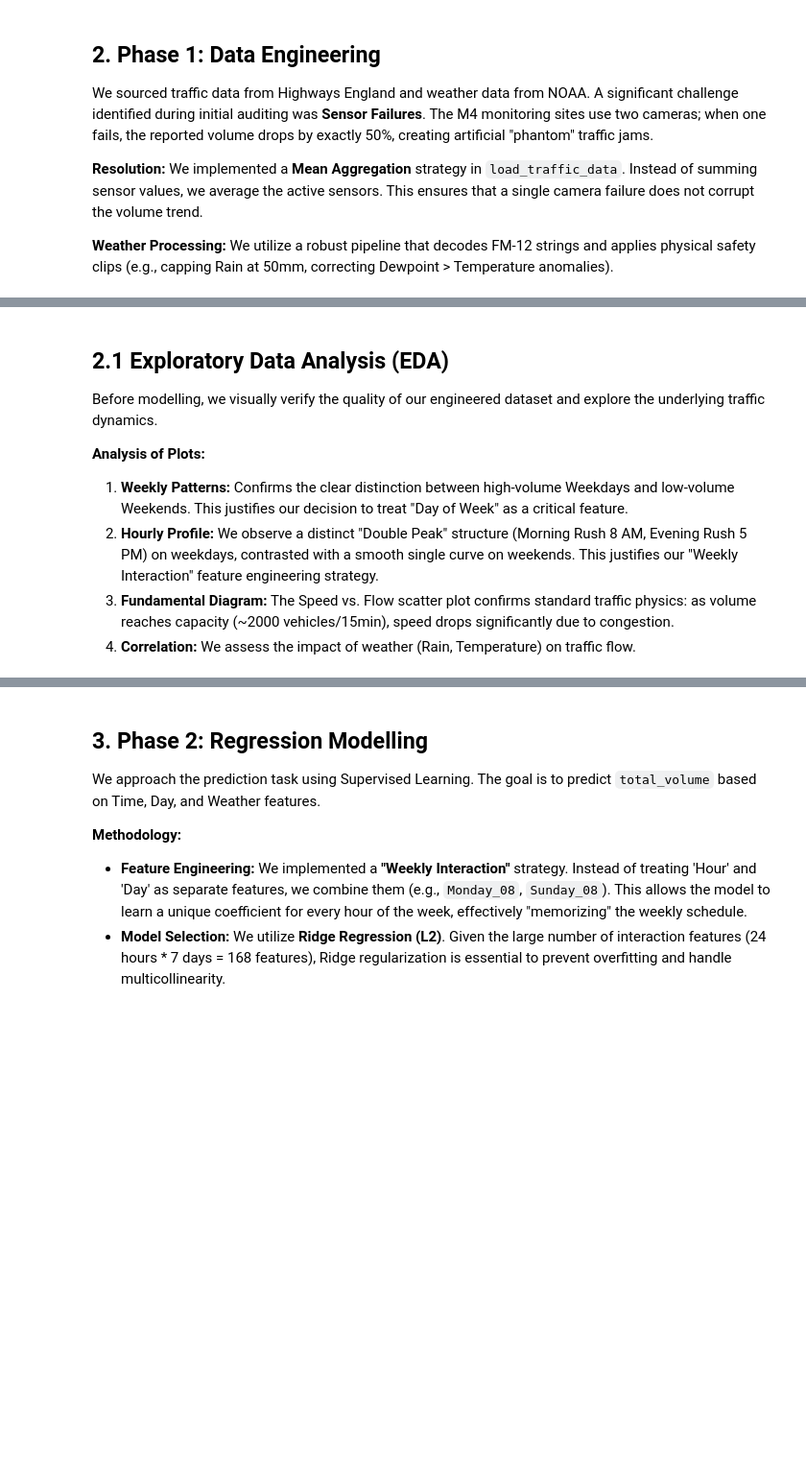
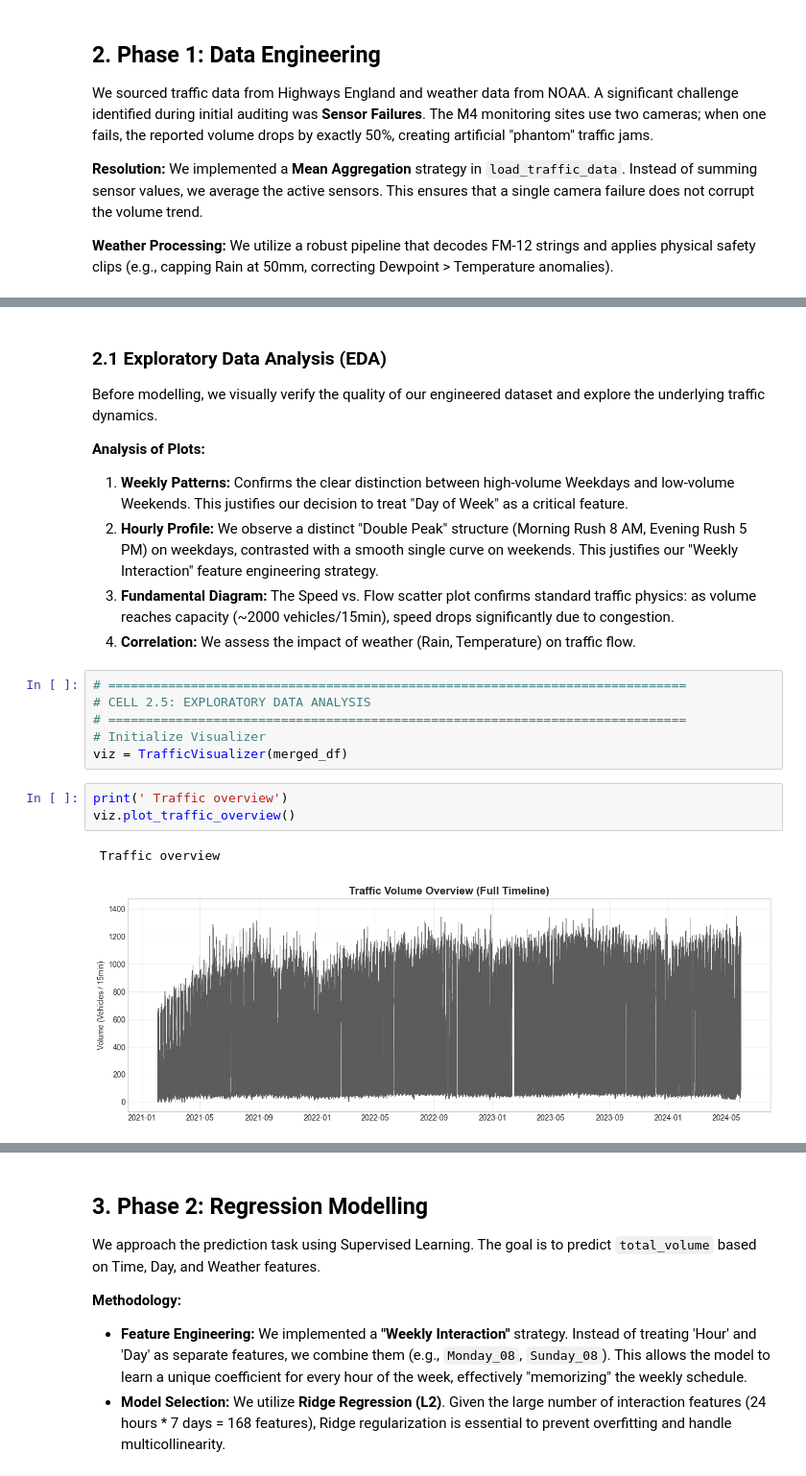
Before and after one commit to Yass149/M4-Traffic-Flo-Prediction, a Jupyter notebook: 02_CSMAD_CW2.ipynb, the cells around one changed output, grey strips where cells are left out. Shown at 96% size. Saved outputs shown, nothing was run; the diff lists cells and outputs as text; blank space fills up the shorter version.

```diff
--- a/02_CSMAD_CW2.ipynb
+++ b/02_CSMAD_CW2.ipynb
@@ -107,7 +182,7 @@ display(merged_df[['total_volume', 'avg_mph', 'temperature_C', 'precip_mm']].hea
 | 2021-01-27 00:45:00 | NaN | NaN | 8.075 | 2.0 |
 | 2021-01-27 01:00:00 | NaN | NaN | 8.200 | 0.0 |
 # %% [markdown]
-## 2.1 Exploratory Data Analysis (EDA)
+### 2.1 Exploratory Data Analysis (EDA)
 Before modelling, we visually verify the quality of our engineered dataset and explore the underlying traffic dynamics.
 
 **Analysis of Plots:**
@@ -115,4 +190,16 @@ Before modelling, we visually verify the quality of our engineered dataset and e
 2.  **Hourly Profile:** We observe a distinct "Double Peak" structure (Morning Rush 8 AM, Evening Rush 5 PM) on weekdays, contrasted with a smooth single curve on weekends. This justifies our "Weekly Interaction" feature engineering strategy.
 3.  **Fundamental Diagram:** The Speed vs. Flow scatter plot confirms standard traffic physics: as volume reaches capacity (~2000 vehicles/15min), speed drops significantly due to congestion.
 4.  **Correlation:** We assess the impact of weather (Rain, Temperature) on traffic flow.
+# %%
+# =============================================================================
+# CELL 2.5: EXPLORATORY DATA ANALYSIS
+# =============================================================================
+# Initialize Visualizer
+viz = TrafficVisualizer(merged_df)
+# %%
+print(' Traffic overview')
+viz.plot_traffic_overview()
+# %% [output]
+ Traffic overview
+[figure, added]
 # %%
```
Also changed, not shown: parts of 40 cells of this notebook, 11 other files.
